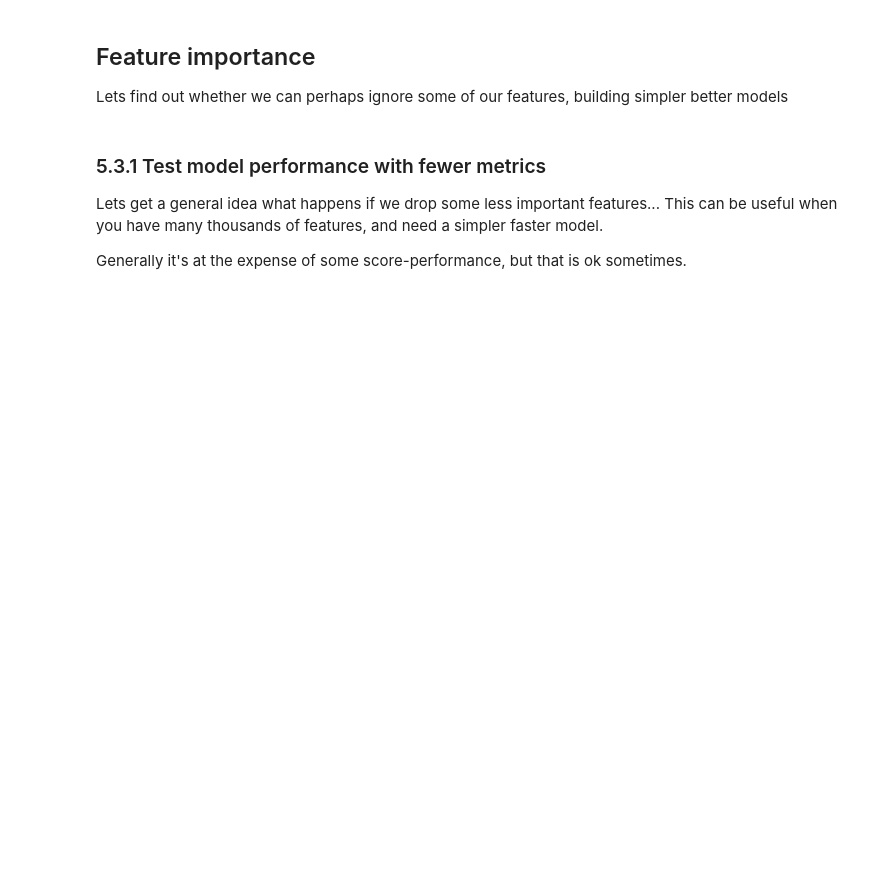
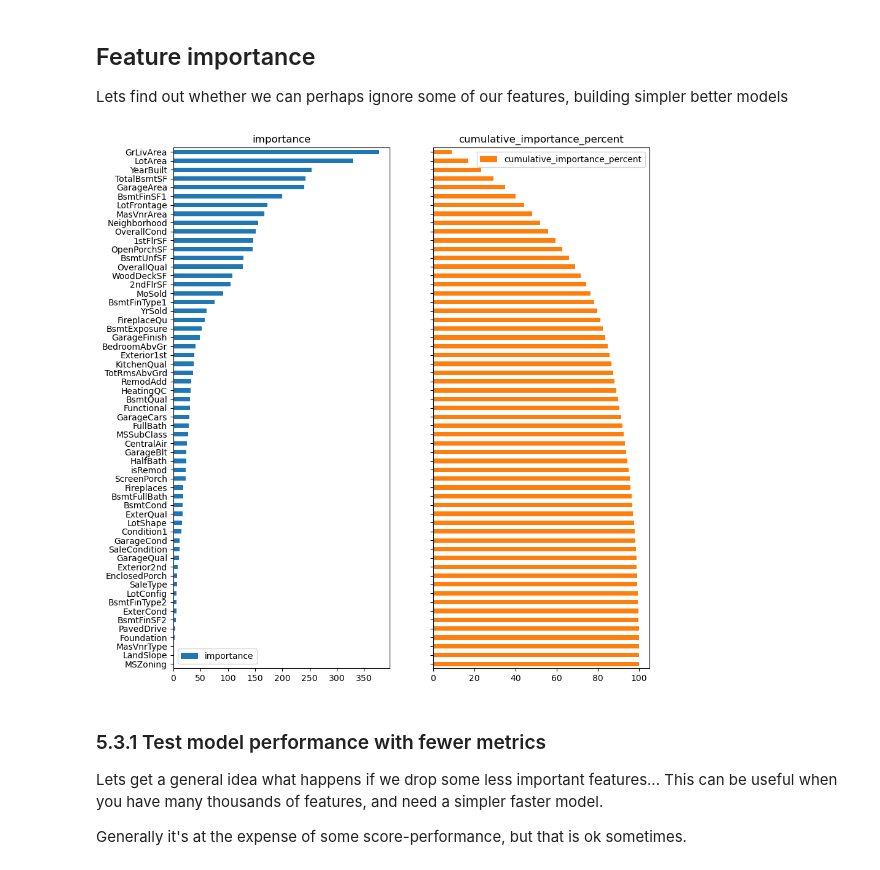
Before and after one commit to philmassie/absa_data_bootcamp_2023, a Jupyter notebook: house_prices.ipynb, the cells around one changed output. Saved outputs shown, nothing was run; the diff lists cells and outputs as text; code cells hidden in the pictures; blank space fills up the shorter version.

```diff
--- a/house_prices.ipynb
+++ b/house_prices.ipynb
@@ -539,30 +760,31 @@ We will use Microsofts LightGBM framework to build a regression tree model for o
 ## Prepare the dataset for modelling
 # %%
 # ID features and target variables
-features = [c for c in house_train.columns if c not in ["Id", "SalePrice", "logSalePrice"]]
-target1 = "SalePrice"
-target2 = "logSalePrice"
+features_full = [c for c in house_train.columns if c not in ["Id", "SalePrice"]]
+target = "SalePrice"
 
 # split into train and validation sets
-X, y = house_train[features], house_train[target1]
-X_train, X_valid, y_train, y_valid = train_test_split(X, y, test_size=0.2, random_state=42)
+X, y = house_train[features_full], house_train[target]
+X_train, X_valid, y_train, y_valid = train_test_split(X, y, test_size=0.3, random_state=42)
 # %% [markdown]
 ## Train a vanilla model to set a baseline
 # %%
 # Quieten some LGBM warnings
 warnings.filterwarnings("ignore", category=UserWarning)
 
-# SKLearn API
-params = {
-    'boosting': 'gbdt',
-    'objective': 'poisson',
+#static parameters - these wont change within runs, so set them only once. You can fiddle with them of course
+param_static = {
     'metric': 'rmse',
-    'verbose': -1
+    'verbose': -1,
+    'n_estimators': 10000,
+    'objective': "poisson"
 }
 
+# SKLearn API
+
 evals={}
-model = lgb.LGBMRegressor(**params)
-model.fit(
+model_vanilla = lgb.LGBMRegressor(**param_static)
+model_vanilla.fit(
     X_train, y_train,
     eval_set=[(X_train, y_train), (X_valid, y_valid)],
     verbose=-1,
@@ -573,8 +795,10 @@ model.fit(
     ],
 )
 
-lgb.plot_metric(evals);
+# lgb.plot_metric(evals);
 
-y_pred = model.predict(X_valid)
+y_pred = model_vanilla.predict(X_valid)
 rmse_vanilla = mean_squared_error(y_valid, y_pred, squared=False)
+rmse_vanilla_log = mean_squared_error(np.log(y_valid), np.log(y_pred), squared=False)
 print("\nRoot Mean Squared Error:", rmse_vanilla)
+print("\nRoot Mean Squared Error (log-log):", rmse_vanilla_log)
@@ -605,7 +839,9 @@ def feat_imp_plotter(m, topn=0):
     feature_imp.plot.barh(subplots=True, sharex=False, sharey=True, layout=(1,2), figsize=(10,height))
     return(feature_imp)
 # %%
-feature_imp = feat_imp_plotter(model)
+feature_imp = feat_imp_plotter(model_vanilla)
+# %% [output]
+[figure, added]
 # %% [markdown]
 ### 5.3.1 Test model performance with fewer metrics
 Lets get a general idea what happens if we drop some less important features... This can be useful when you have many thousands of features, and need a simpler faster model.
```
Also changed, not shown: parts of 75 cells of this notebook.
